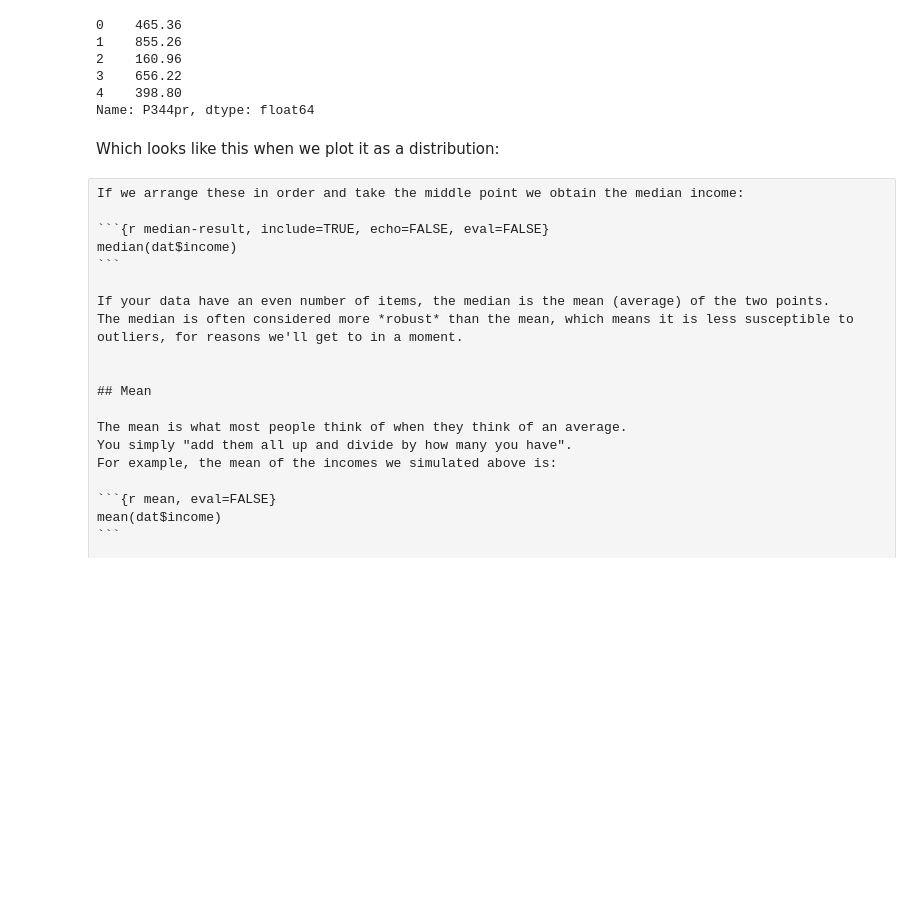
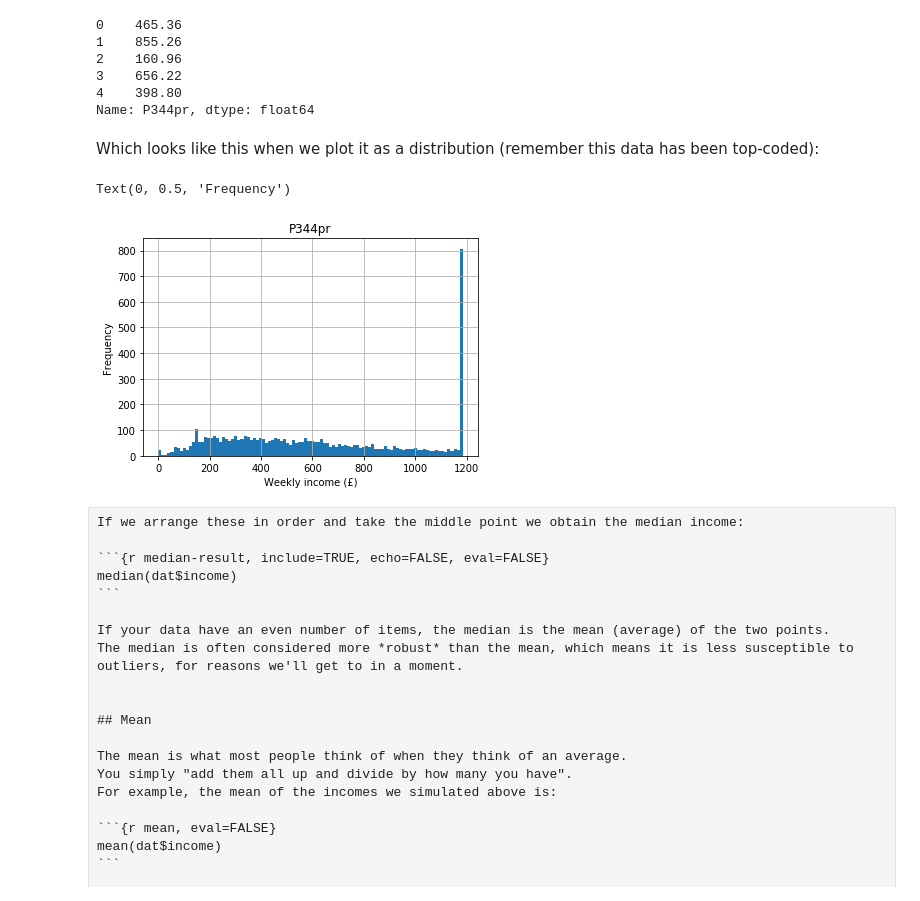
Before and after one commit to philmikejones/stats101, a Jupyter notebook: notebooks/stats101.ipynb, the cells around one changed output. Cells and saved outputs as stored; diff of their text form; code cells hidden in the pictures; blank space fills up the shorter version.

```diff
--- a/notebooks/stats101.ipynb
+++ b/notebooks/stats101.ipynb
@@ -141,4 +156,4 @@ food["P344pr"].head()
 4    398.80
 Name: P344pr, dtype: float64
 # %% [markdown]
-Which looks like this when we plot it as a distribution:
+Which looks like this when we plot it as a distribution (remember this data has been top-coded):
@@ -147,3 +160,10 @@ Which looks like this when we plot it as a distribution:
+# %%
+food.hist("P344pr", bins = 100)
+plt.xlabel("Weekly income (£)")
+plt.ylabel("Frequency")
+# %% [output]
+Text(0, 0.5, 'Frequency')
+[figure, added]
 # %% [raw]
 If we arrange these in order and take the middle point we obtain the median income:
 
```
Also changed, not shown: parts of 5 cells of this notebook.
